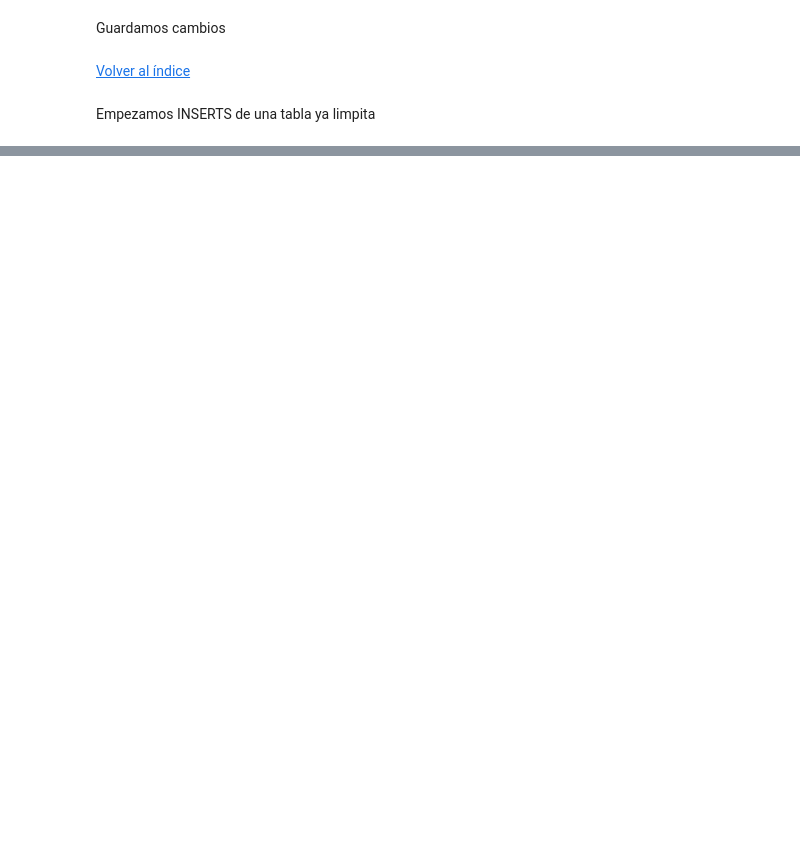
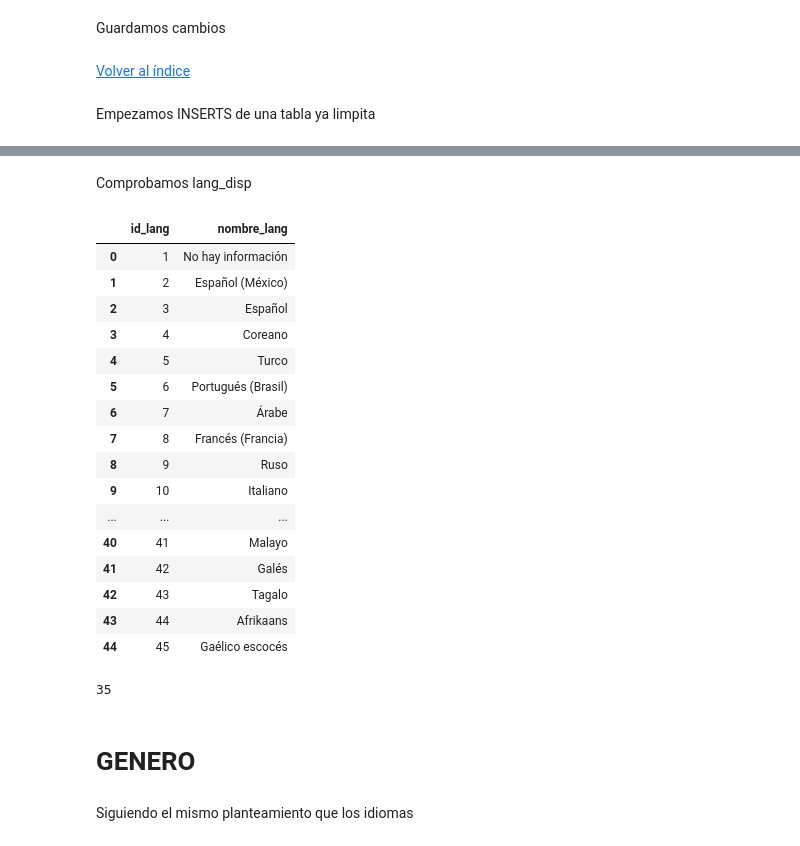
Before and after one commit to svalencia-romero/GamePriceTracker, a Jupyter notebook: notebooks/memoria_v1.ipynb, the cells around one changed output, grey strips where cells are left out. Cells and saved outputs as stored; diff of their text form; code cells hidden in the pictures; blank space fills up the shorter version.

```diff
--- a/notebooks/memoria_v1.ipynb
+++ b/notebooks/memoria_v1.ipynb
@@ -1249,0 +1400,38 @@ INSERT
+# %% [markdown]
+Comprobamos lang_disp
+# %%
+#Comprobamos lang_disp
+conn = f.conect_bbdd(cr.database,cr.host,cr.user,cr.password,cr.port)
+query = '''SELECT * FROM public.lang_disp'''
+f.sql_query(query,conn)
+# %% [output]
+|  | id_lang | nombre_lang |
+| 0 | 1 | No hay información |
+| 1 | 2 | Español (México) |
+| 2 | 3 | Español |
+| 3 | 4 | Coreano |
+| 4 | 5 | Turco |
+| 5 | 6 | Portugués (Brasil) |
+| 6 | 7 | Árabe |
+| 7 | 8 | Francés (Francia) |
+| 8 | 9 | Ruso |
+| 9 | 10 | Italiano |
+| ... | ... | ... |
+| 40 | 41 | Malayo |
+| 41 | 42 | Galés |
+| 42 | 43 | Tagalo |
+| 43 | 44 | Afrikaans |
+| 44 | 45 | Gaélico escocés |
+# %%
+conn = f.conect_bbdd(cr.database,cr.host,cr.user,cr.password,cr.port)
+cursor = conn.cursor()
+cursor.execute("SELECT id_lang FROM lang_disp WHERE nombre_lang = %s", ('Búlgaro',))
+id_idioma = cursor.fetchone()
+print(id_idioma[0])
+conn.close()
+# %% [output]
+35
+# %% [markdown]
+# GENERO
+# %% [markdown]
+Siguiendo el mismo planteamiento que los idiomas
```
Also changed, not shown: parts of 56 cells of this notebook, 2 other files.
